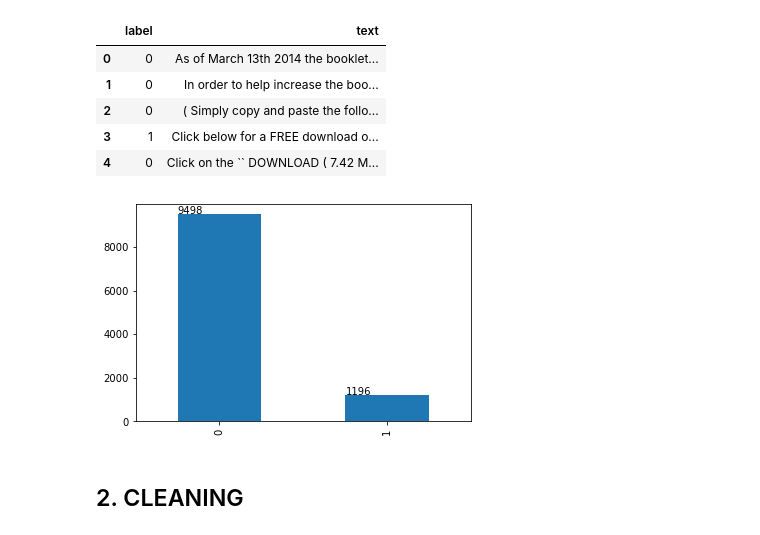
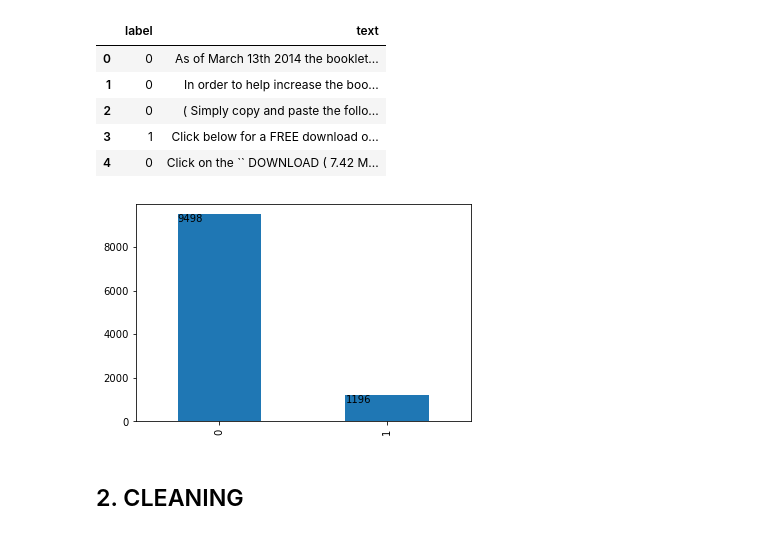
Before and after one commit to martinaviggiano/textsent_project, a Jupyter notebook: Hate Speech Detection Models.ipynb, the cells around one changed output. Cells and saved outputs as stored; diff of their text form; code cells hidden in the pictures.

Commit message:
Update graphs and new models

```diff
--- a/Hate Speech Detection Models.ipynb
+++ b/Hate Speech Detection Models.ipynb
@@ -191,10 +191,9 @@ data.head()
 # %%
 ax = data["label"].value_counts().plot(kind="bar")
 for p in ax.patches:
-
-    ax.annotate(str(p.get_height()), (p.get_x() * 1.005, p.get_height() * 1.005))
+    ax.annotate(str(p.get_height()), (p.get_x() * 1.005, p.get_height() * 1.005), horizontalalignment= 'left',verticalalignment='top')
 # %% [output]
-[figure, old version]
+[figure, new version]
 # %% [markdown]
 ## 2. CLEANING
 # %% [markdown]
```
Also changed, not shown: parts of 73 cells of this notebook, 1 other file.
